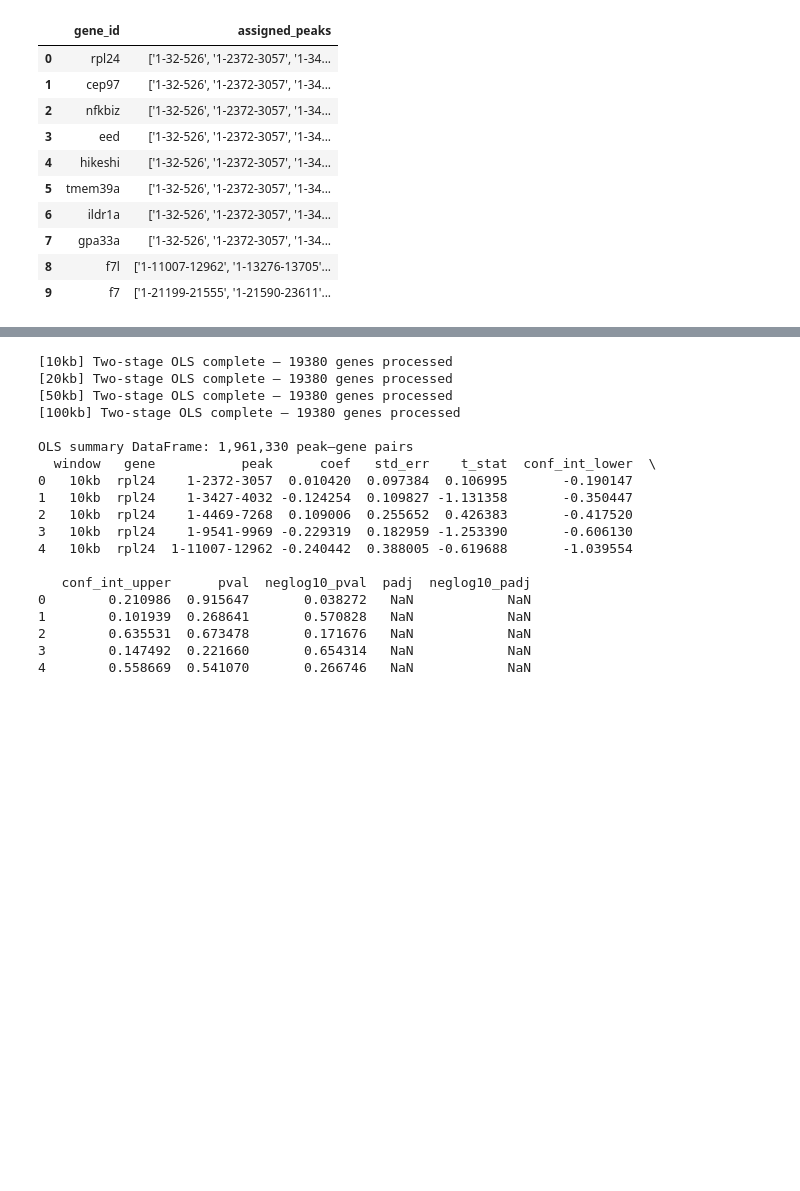
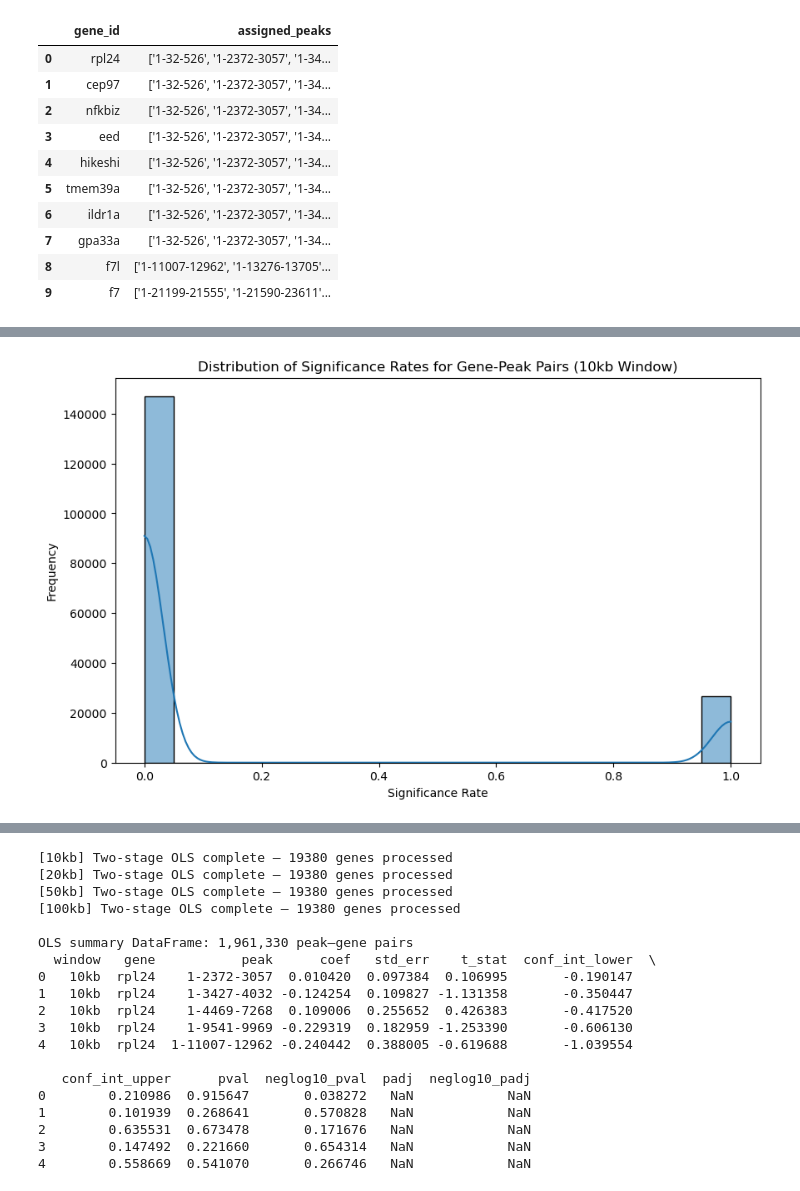
Before and after one commit to smin07/BA, a Jupyter notebook: BA_data/Rmd_n_notebook/RNA_ATAC_ols_lm_ct.ipynb, the cells around one changed output, grey strips where cells are left out. Cells and saved outputs as stored; diff of their text form; code cells hidden in the pictures; blank space fills up the shorter version.

```diff
--- a/BA_data/Rmd_n_notebook/RNA_ATAC_ols_lm_ct.ipynb
+++ b/BA_data/Rmd_n_notebook/RNA_ATAC_ols_lm_ct.ipynb
@@ -48,3 +48,8 @@ print(pb_rna_ct.X)
    0.66251357]
  [ 0.87397741  0.87397741  0.87397741 ...  4.62743834 -0.35950522
   -0.35950522]]
+# %%
+#make sure the two datasets have the index samples in the same order
+pb_atac_ct = pb_atac_ct[pb_rna_ct.obs_names]
+print(pb_atac_ct.obs_names)
+print(pb_rna_ct.obs_names)
@@ -64,0 +251,13 @@ gene_peaks_100kb[0:10]
+# %%
+significance_rate_10kb_df = (
+    ols_res_10kb_df
+    .groupby(["gene", "peak"])
+    .agg(
+        times_sampled    = ("pval", "count"),
+        times_significant = ("significant", "sum"),
+    )
+    .assign(significance_rate = lambda df: df["times_significant"] / df["times_sampled"])
+    .reset_index()
+)
+
+print(significance_rate_10kb_df.head(20))
@@ -64,0 +282,12 @@ gene_peaks_100kb[0:10]
+# %%
+#Plot the significance rate distribution for the 10kb window per gene-peak pair
+import matplotlib.pyplot as plt
+import seaborn as sns
+plt.figure(figsize=(10, 6))
+sns.histplot(significance_rate_10kb_df["significance_rate"], bins=20, kde=True)
+plt.title("Distribution of Significance Rates for Gene-Peak Pairs (10kb Window)")
+plt.xlabel("Significance Rate")
+plt.ylabel("Frequency")
+plt.show()
+# %% [output]
+[figure, added]
```
Also changed, not shown: parts of 14 cells of this notebook.
